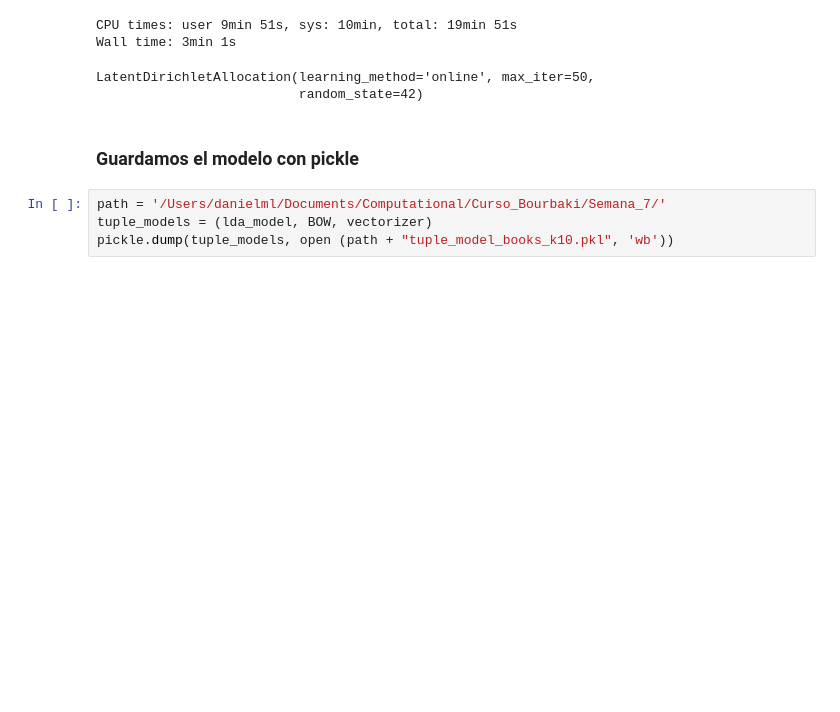
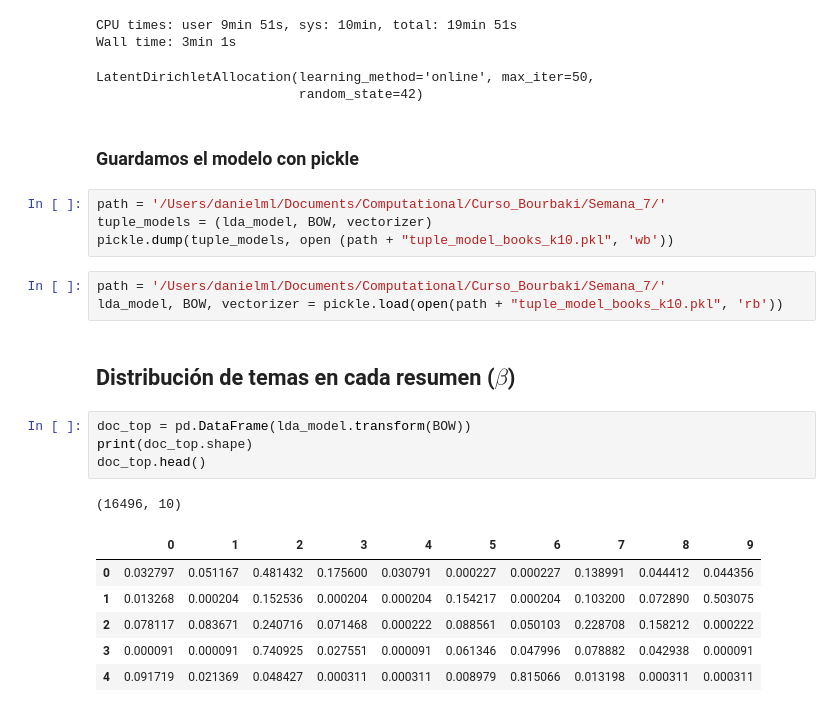
Before and after one commit to dannie-ml/Recommendation_Systema_LDA, a Jupyter notebook: Recomendacion_libros_LDA.ipynb, the cells around one changed output. Drawn from its saved outputs; the diff is of its cells as text; blank space fills up the shorter version.

```diff
--- a/Recomendacion_libros_LDA.ipynb
+++ b/Recomendacion_libros_LDA.ipynb
@@ -312,3 +315,20 @@ LatentDirichletAllocation(learning_method='online', max_iter=50,
 path = '/Users/danielml/Documents/Computational/Curso_Bourbaki/Semana_7/'
 tuple_models = (lda_model, BOW, vectorizer)
 pickle.dump(tuple_models, open (path + "tuple_model_books_k10.pkl", 'wb'))
+# %%
+path = '/Users/danielml/Documents/Computational/Curso_Bourbaki/Semana_7/'
+lda_model, BOW, vectorizer = pickle.load(open(path + "tuple_model_books_k10.pkl", 'rb'))
+# %% [markdown]
+## Distribución de temas en cada resumen ($β$)
+# %%
+doc_top = pd.DataFrame(lda_model.transform(BOW))
+print(doc_top.shape)
+doc_top.head()
+# %% [output]
+(16496, 10)
+|  | 0 | 1 | 2 | 3 | 4 | 5 | 6 | 7 | 8 | 9 |
+| 0 | 0.032797 | 0.051167 | 0.481432 | 0.175600 | 0.030791 | 0.000227 | 0.000227 | 0.138991 | 0.044412 | 0.044356 |
+| 1 | 0.013268 | 0.000204 | 0.152536 | 0.000204 | 0.000204 | 0.154217 | 0.000204 | 0.103200 | 0.072890 | 0.503075 |
+| 2 | 0.078117 | 0.083671 | 0.240716 | 0.071468 | 0.000222 | 0.088561 | 0.050103 | 0.228708 | 0.158212 | 0.000222 |
+| 3 | 0.000091 | 0.000091 | 0.740925 | 0.027551 | 0.000091 | 0.061346 | 0.047996 | 0.078882 | 0.042938 | 0.000091 |
+| 4 | 0.091719 | 0.021369 | 0.048427 | 0.000311 | 0.000311 | 0.008979 | 0.815066 | 0.013198 | 0.000311 | 0.000311 |
```
Also changed, not shown: parts of 19 cells of this notebook.
